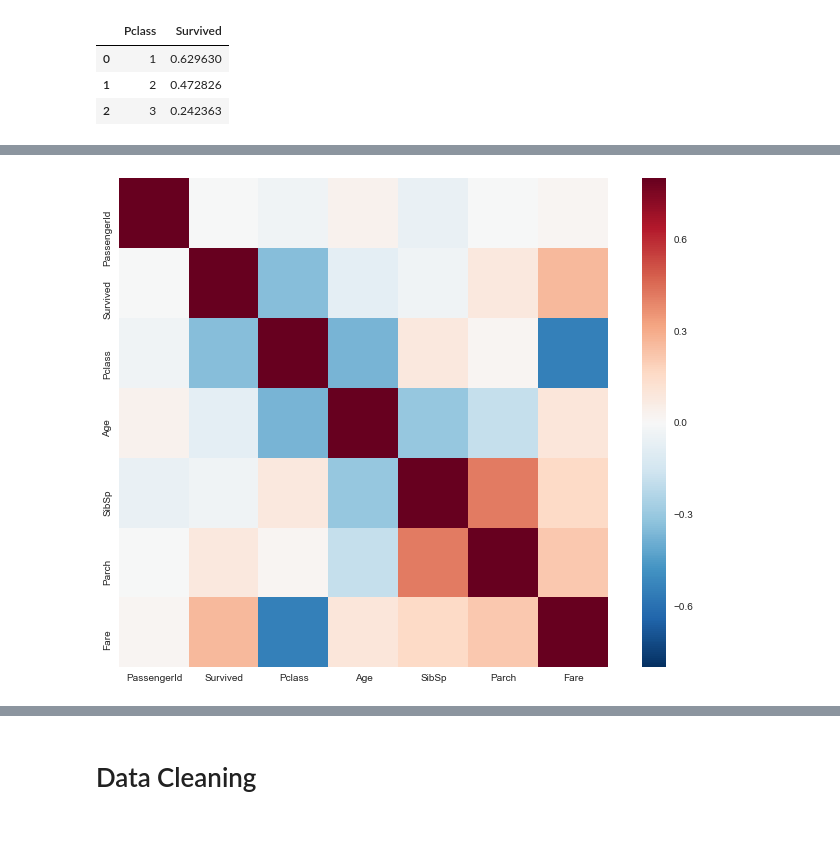
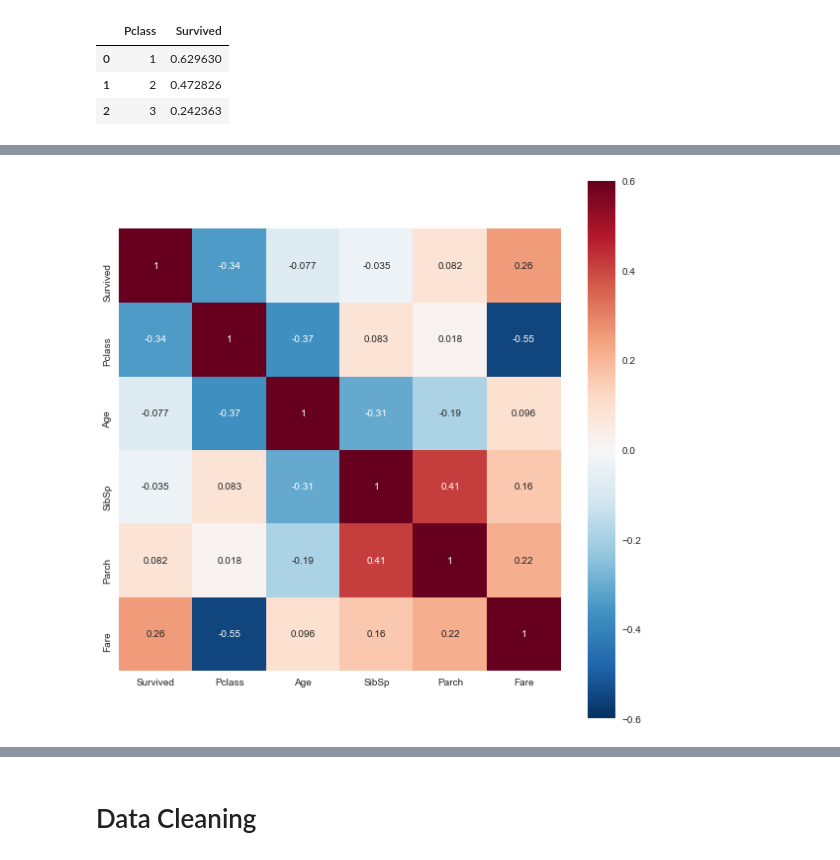
Before and after one commit to roman79/DublinDataEngineering, a Jupyter notebook: DataWranglingPython.ipynb, the cells around one changed output, grey strips where cells are left out. Drawn from its saved outputs; the diff is of its cells as text; code cells hidden in the pictures; blank space fills up the shorter version.

```diff
--- a/DataWranglingPython.ipynb
+++ b/DataWranglingPython.ipynb
@@ -151,7 +144,10 @@ sns.factorplot(x='Pclass',kind='count',data=train,hue='Embarked')
 # %%
 #correlation matrix
-corrmat = train.corr()
-f, ax = plt.subplots(figsize=(12, 9))
-sns.heatmap(corrmat, vmax=.8, square=True);
+#corrmat = train.corr()
+#f, ax = plt.subplots(figsize=(12, 9))
+#sns.heatmap(corrmat, vmax=.8, square=True);
+
+plt.figure(figsize=(10,10))
+foo = sns.heatmap(train.drop('PassengerId',axis=1).corr(), vmax=0.6, square=True, annot=True)
 # %% [output]
-[figure, old version]
+[figure, new version]
```
Also changed, not shown: parts of 31 cells of this notebook, 2 other files.
